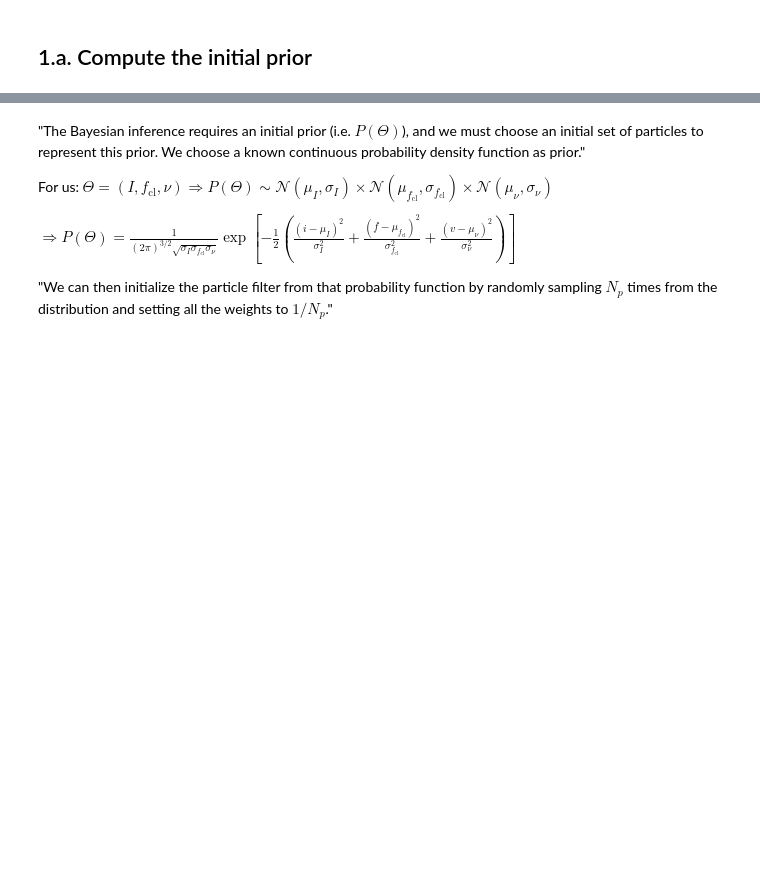
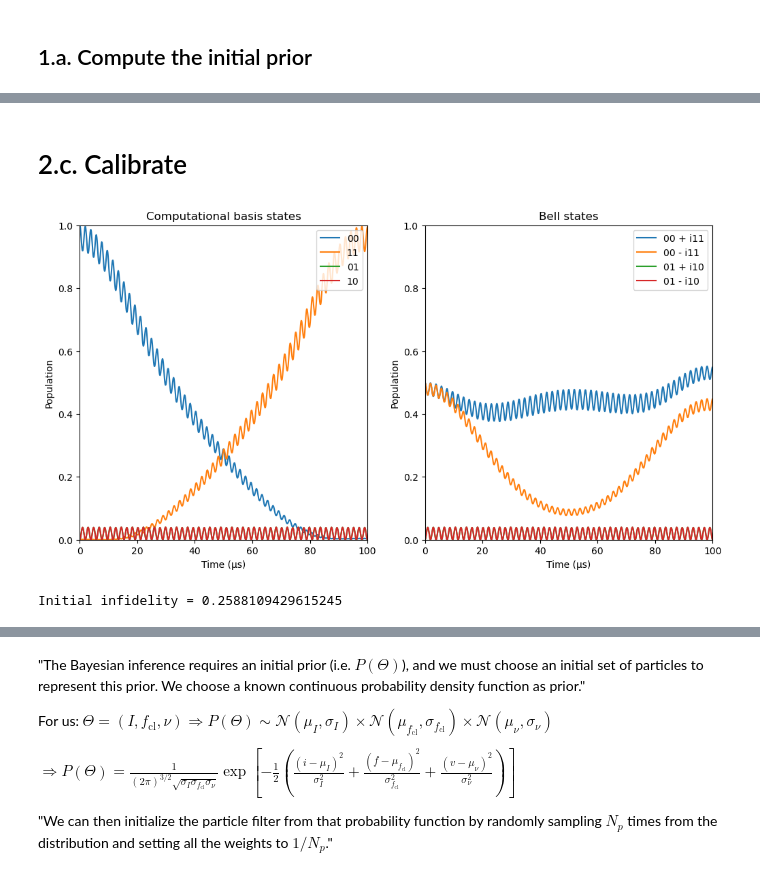
Before and after one commit to SQRLab/IonSim, a Jupyter notebook: molmer_sorensen/bayesian_calibration.ipynb, the cells around one changed output, grey strips where cells are left out. Cells and saved outputs as stored; diff of their text form; code cells hidden in the pictures; blank space fills up the shorter version.

```diff
--- a/molmer_sorensen/bayesian_calibration.ipynb
+++ b/molmer_sorensen/bayesian_calibration.ipynb
@@ -344,0 +493,33 @@ $ P(\Theta|m) \propto P(m|\Theta) P(\Theta)$, up to some normalization
+# %% [markdown]
+# 2.c. Calibrate
+# %%
+INFID_THRESH = 1.3e-2 # infidelity threshold
+MAX_LOOPS = Int(1e2) # maximum number of loops
+N_SHOTS = 100; # Number of shots per loop
+
+# Initial theta
+I_INITIAL = 2*INTENSITY_MS
+MS_CHAMBER_UNTUNED = construct_MS_chamber(
+    TRAP_FREQUENCY,
+    I_INITIAL,
+    WAVELENGTH_CL_MS,
+    DETUNING,
+    AC_CORRECTION,
+    B_STRENGTH
+)
+
+# Initial belief about theta
+I_bar = sum(particles_I_1d .* weights_I_1d)
+
+# Initial fidelity/infidelity
+h = hamiltonian(MS_CHAMBER_UNTUNED, timescale=TIMESCALE, lamb_dicke_order=1, rwa_cutoff=Inf)
+tout, sol = timeevolution.schroedinger_dynamic(T_RANGE/TIMESCALE, ket_00 ⊗ ket0_VIB_MODE, h)
+ρ = ptrace(dm(sol[end]),3)
+fid = fidelity(ρ, ρ_00_p_i11)
+infid = 1 - real(fid)
+print("\nInitial infidelity = ", infid)
+
+plot_populations_double(MS_CHAMBER_UNTUNED, tout, sol)
+# %% [output]
+[figure, added]
+Initial infidelity = 0.2588109429615245
```
Also changed, not shown: parts of 42 cells of this notebook.
